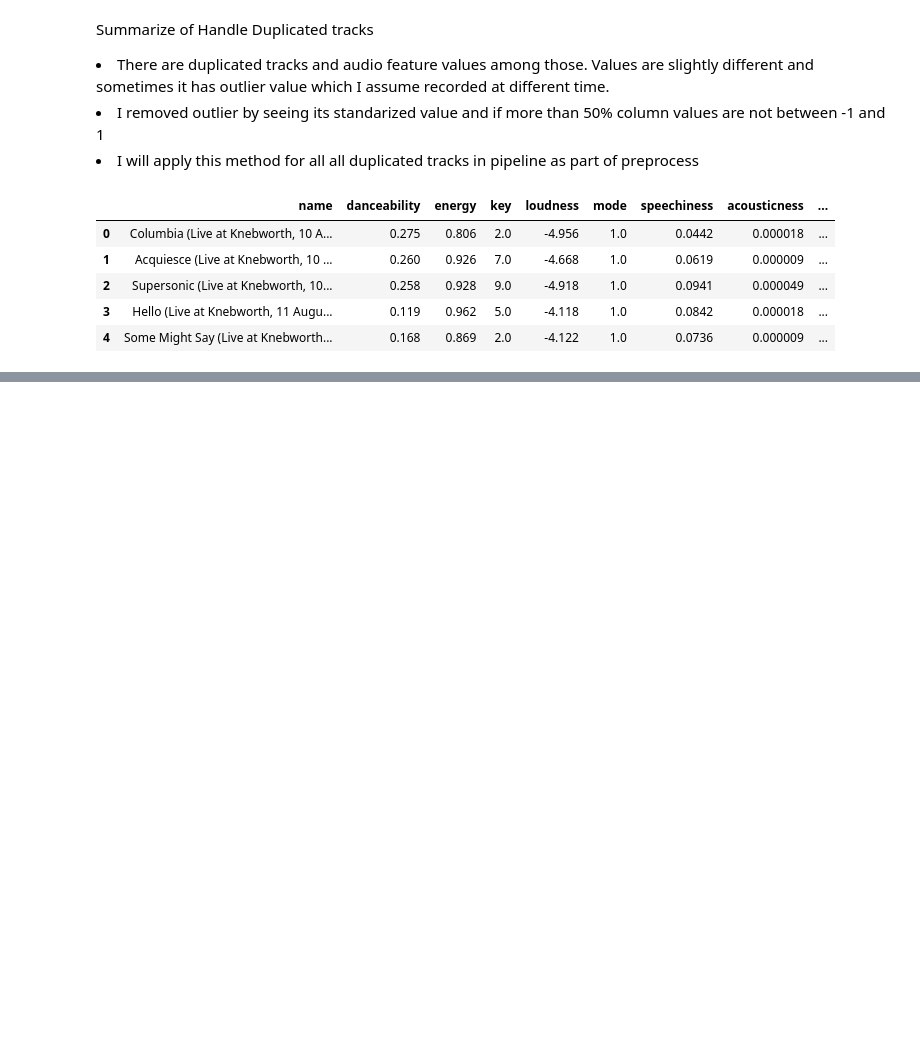
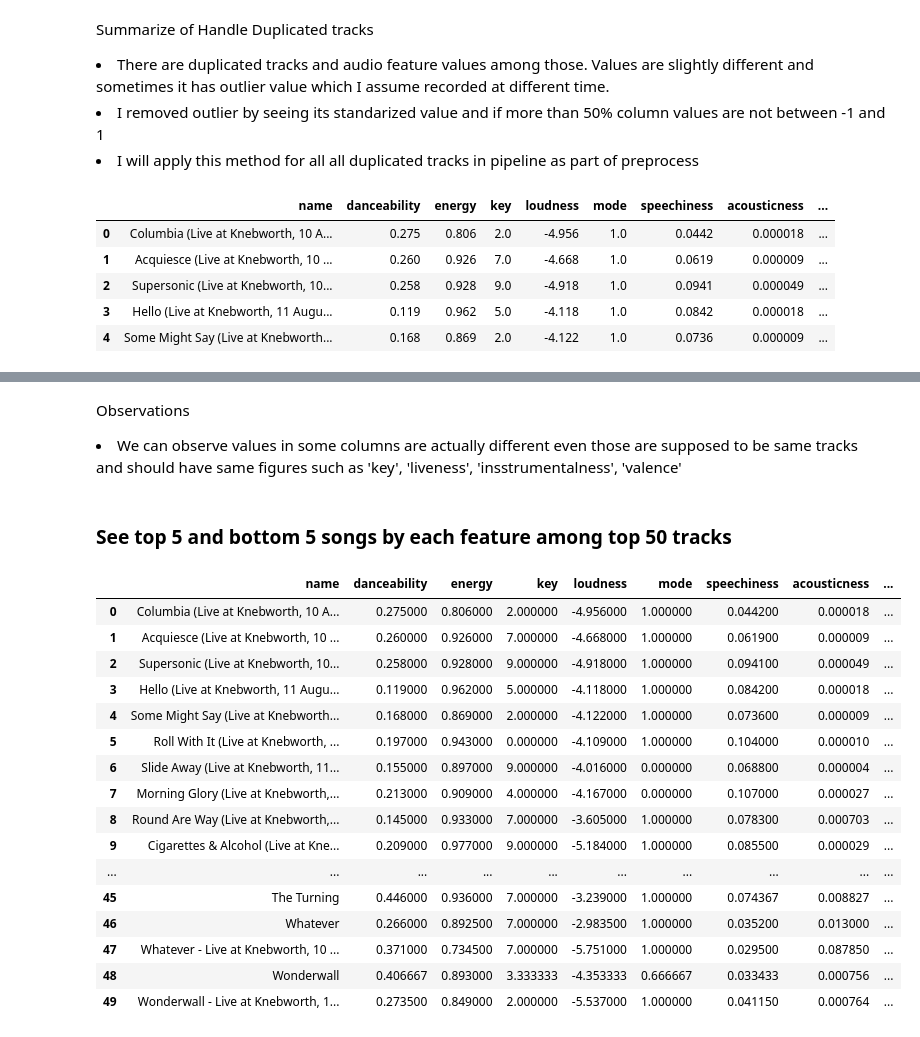
Before and after one commit to ShunOyama/Spotify_API, a Jupyter notebook: src/notebook/spotify_Oasis_EDA.ipynb, the cells around one changed output, grey strips where cells are left out. Saved outputs shown, nothing was run; the diff lists cells and outputs as text; code cells hidden in the pictures; blank space fills up the shorter version.

```diff
--- a/src/notebook/spotify_Oasis_EDA.ipynb
+++ b/src/notebook/spotify_Oasis_EDA.ipynb
@@ -389,0 +370,39 @@ for i, c in enumerate(unique_artist_df.columns[1:], 1):
+# %% [markdown]
+Observations<br>
+<li>We can observe values in some columns are actually different even those are supposed to be same tracks and should have same figures such as 'key', 'liveness', 'insstrumentalness', 'valence'</li>
+# %% [markdown]
+### See top 5 and bottom 5 songs by each feature among top 50 tracks
+# %%
+# Let's filter songs by top popularity
+
+def filter_by_popularity(unique_artist_df, n_top_tracks = 100):
+    unique_artist_df = unique_artist_df.copy()
+
+    tracks_gen_df = spotify.all_song_general_info_df
+    top_tracks_df = tracks_gen_df.sort_values(by = 'popularity', ascending=False).head(n_top_tracks).reset_index(drop=True)
+
+    filtered_top_tracks_df = unique_artist_df[unique_artist_df['name'].isin(top_tracks_df['name'])].reset_index(drop=True)
+
+    return filtered_top_tracks_df
+
+
+filtered_top_tracks_df = filter_by_popularity(unique_artist_df, n_top_tracks = 50)
+filtered_top_tracks_df
+# %% [output]
+|  | name | danceability | energy | key | loudness | mode | speechiness | acousticness | ... |
+| 0 | Columbia (Live at Knebworth, 10 A... | 0.275000 | 0.806000 | 2.000000 | -4.956000 | 1.000000 | 0.044200 | 0.000018 | ... |
+| 1 | Acquiesce (Live at Knebworth, 10 ... | 0.260000 | 0.926000 | 7.000000 | -4.668000 | 1.000000 | 0.061900 | 0.000009 | ... |
+| 2 | Supersonic (Live at Knebworth, 10... | 0.258000 | 0.928000 | 9.000000 | -4.918000 | 1.000000 | 0.094100 | 0.000049 | ... |
+| 3 | Hello (Live at Knebworth, 11 Augu... | 0.119000 | 0.962000 | 5.000000 | -4.118000 | 1.000000 | 0.084200 | 0.000018 | ... |
+| 4 | Some Might Say (Live at Knebworth... | 0.168000 | 0.869000 | 2.000000 | -4.122000 | 1.000000 | 0.073600 | 0.000009 | ... |
+| 5 | Roll With It (Live at Knebworth, ... | 0.197000 | 0.943000 | 0.000000 | -4.109000 | 1.000000 | 0.104000 | 0.000010 | ... |
+| 6 | Slide Away (Live at Knebworth, 11... | 0.155000 | 0.897000 | 9.000000 | -4.016000 | 0.000000 | 0.068800 | 0.000004 | ... |
+| 7 | Morning Glory (Live at Knebworth,... | 0.213000 | 0.909000 | 4.000000 | -4.167000 | 0.000000 | 0.107000 | 0.000027 | ... |
+| 8 | Round Are Way (Live at Knebworth,... | 0.145000 | 0.933000 | 7.000000 | -3.605000 | 1.000000 | 0.078300 | 0.000703 | ... |
+| 9 | Cigarettes & Alcohol (Live at Kne... | 0.209000 | 0.977000 | 9.000000 | -5.184000 | 1.000000 | 0.085500 | 0.000029 | ... |
+| ... | ... | ... | ... | ... | ... | ... | ... | ... | ... |
+| 45 | The Turning | 0.446000 | 0.936000 | 7.000000 | -3.239000 | 1.000000 | 0.074367 | 0.008827 | ... |
+| 46 | Whatever | 0.266000 | 0.892500 | 7.000000 | -2.983500 | 1.000000 | 0.035200 | 0.013000 | ... |
+| 47 | Whatever - Live at Knebworth, 10 ... | 0.371000 | 0.734500 | 7.000000 | -5.751000 | 1.000000 | 0.029500 | 0.087850 | ... |
+| 48 | Wonderwall | 0.406667 | 0.893000 | 3.333333 | -4.353333 | 0.666667 | 0.033433 | 0.000756 | ... |
+| 49 | Wonderwall - Live at Knebworth, 1... | 0.273500 | 0.849000 | 2.000000 | -5.537000 | 1.000000 | 0.041150 | 0.000764 | ... |
```
Also changed, not shown: parts of 20 cells of this notebook, 2 other files.
